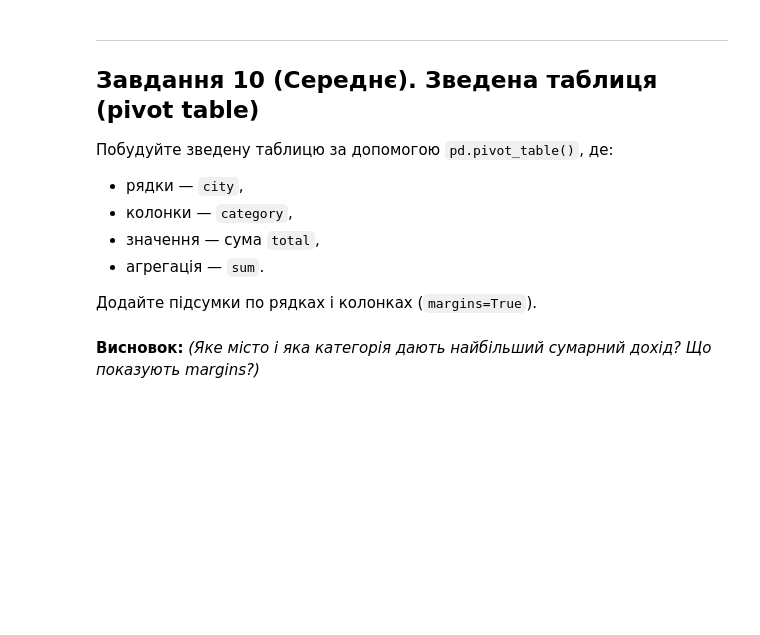
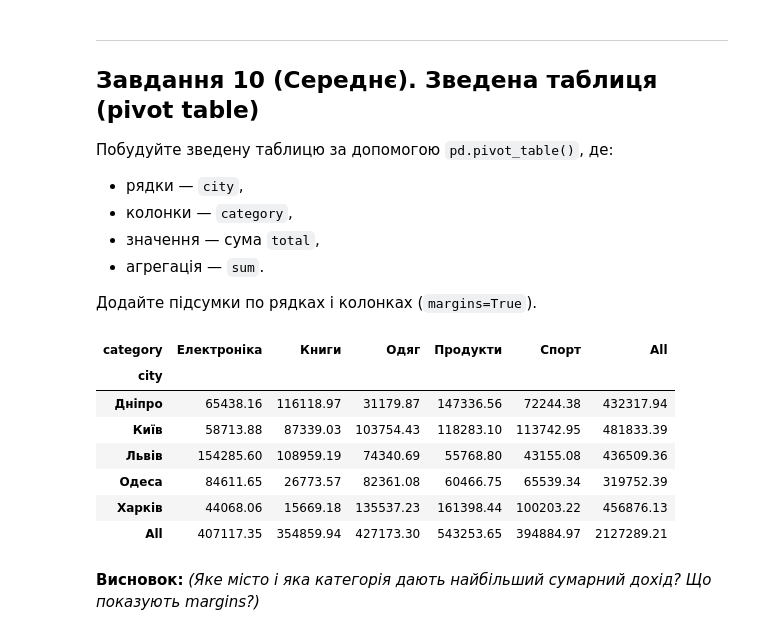
Before and after one commit to Wilson1994/DTA-2026, a Jupyter notebook: homework/pandas_tasks_beginners_DTA.ipynb, the cells around one changed output. Drawn from its saved outputs; the diff is of its cells as text; code cells hidden in the pictures; blank space fills up the shorter version.

```diff
--- a/homework/pandas_tasks_beginners_DTA.ipynb
+++ b/homework/pandas_tasks_beginners_DTA.ipynb
@@ -407,2 +405,24 @@ df[["date", "price", "total", "discount_total", "price_category", "month"]].head
+# %%
+# Ваш код тут
+
+pivot = pd.pivot_table(
+    df,
+    values="total",
+    index="city",
+    columns="category",
+    aggfunc="sum",
+    margins=True
+)
+
+pivot
+# %% [output]
+| category | Електроніка | Книги | Одяг | Продукти | Спорт | All |
+| city |  |  |  |  |  |  |
+| Дніпро | 65438.16 | 116118.97 | 31179.87 | 147336.56 | 72244.38 | 432317.94 |
+| Київ | 58713.88 | 87339.03 | 103754.43 | 118283.10 | 113742.95 | 481833.39 |
+| Львів | 154285.60 | 108959.19 | 74340.69 | 55768.80 | 43155.08 | 436509.36 |
+| Одеса | 84611.65 | 26773.57 | 82361.08 | 60466.75 | 65539.34 | 319752.39 |
+| Харків | 44068.06 | 15669.18 | 135537.23 | 161398.44 | 100203.22 | 456876.13 |
+| All | 407117.35 | 354859.94 | 427173.30 | 543253.65 | 394884.97 | 2127289.21 |
 # %% [markdown]
 **Висновок:** *(Яке місто і яка категорія дають найбільший сумарний дохід? Що показують margins?)*
```
Also changed, not shown: parts of 46 cells of this notebook.
